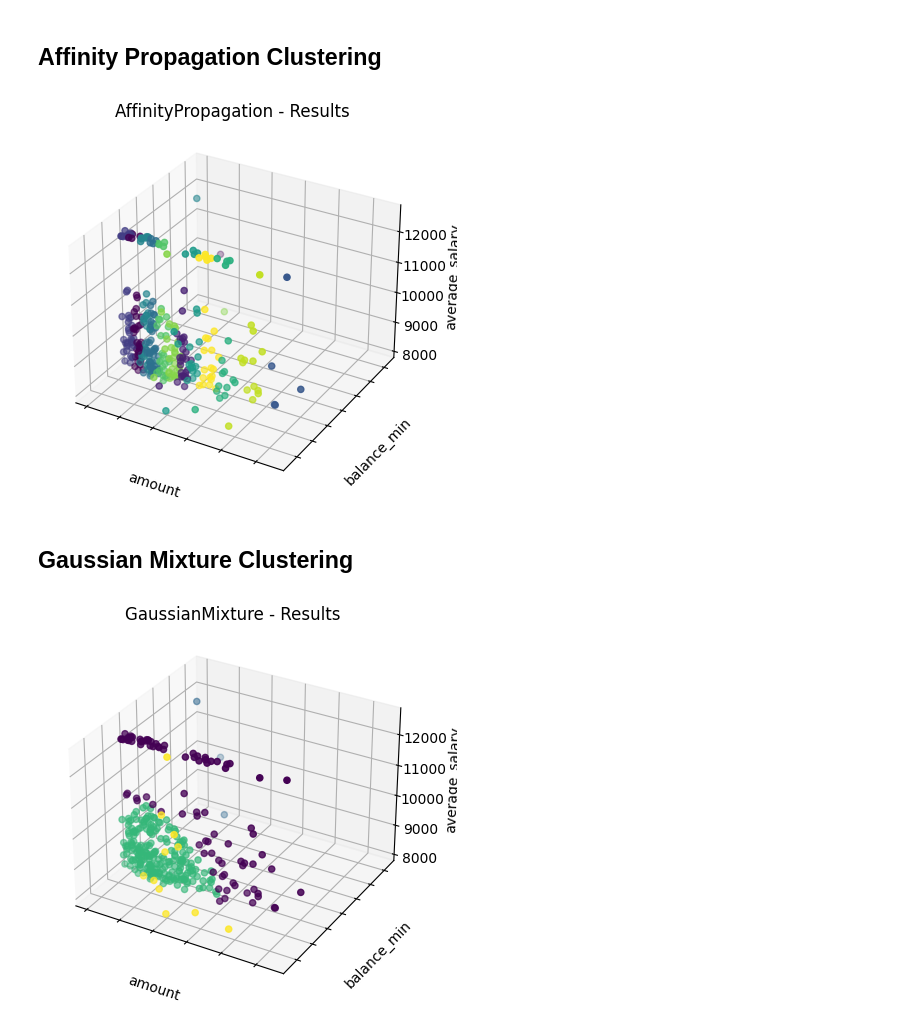
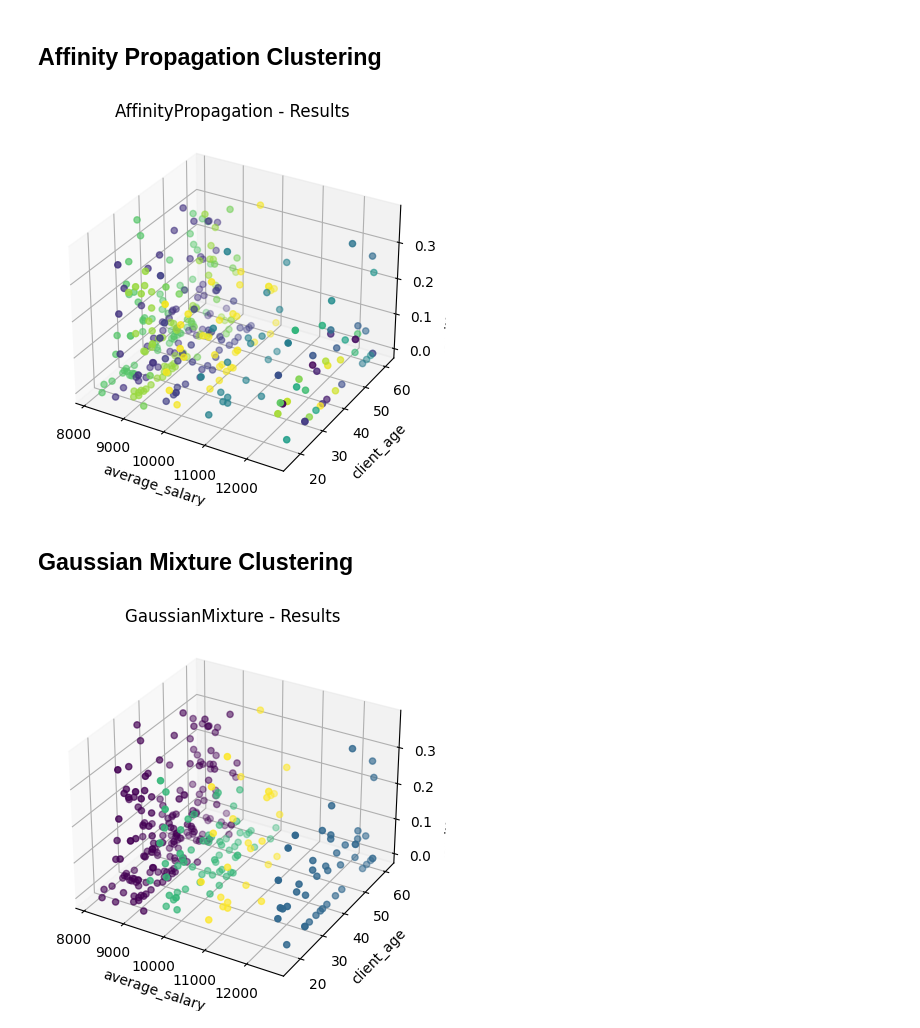
Before and after one commit to 1Krypt0/FEUP-AC-PROJ, a Jupyter notebook: docs/data-modeling-descriptive.ipynb, the cells around one changed output. Drawn from its saved outputs; the diff is of its cells as text; code cells hidden in the pictures.

```diff
--- a/docs/data-modeling-descriptive.ipynb
+++ b/docs/data-modeling-descriptive.ipynb
@@ -24,3 +28,5 @@ features = ["amount", "balance_min", "average_salary"]
+# %%
+features = ["average_salary", "client_age", "remittance_bank_ratio"]
 # %% [markdown]
 With the data loaded, we can pass it through several models, to try and obtain some correlations. We will first define some helper methods to make the calls easier
 # %%
@@ -36,9 +42,7 @@ def show_results(predictions, features, title):
 
     ax.set_title(title)
     ax.set_xlabel(features[0])
-    ax.xaxis.set_ticklabels([])
     ax.set_ylabel(features[1])
-    ax.yaxis.set_ticklabels([])
     ax.set_zlabel(features[2])
 
     plt.show()
@@ -56,12 +62,12 @@ apply_model(KMeans(n_clusters=5), features=features)
 # %% [markdown]
 ## Affinity Propagation Clustering
 # %%
-apply_model(AffinityPropagation(max_iter=600, damping=0.90), features=features)
+apply_model(AffinityPropagation(max_iter=600, damping=0.7), features=features)
 # %% [output]
-[figure, old version]
+[figure, new version]
 # %% [markdown]
 ## Gaussian Mixture Clustering
 # %%
 apply_model(GaussianMixture(n_components=4), features=features)
 # %% [output]
-[figure, old version]
+[figure, new version]
```
Also changed, not shown: parts of 9 cells of this notebook.
